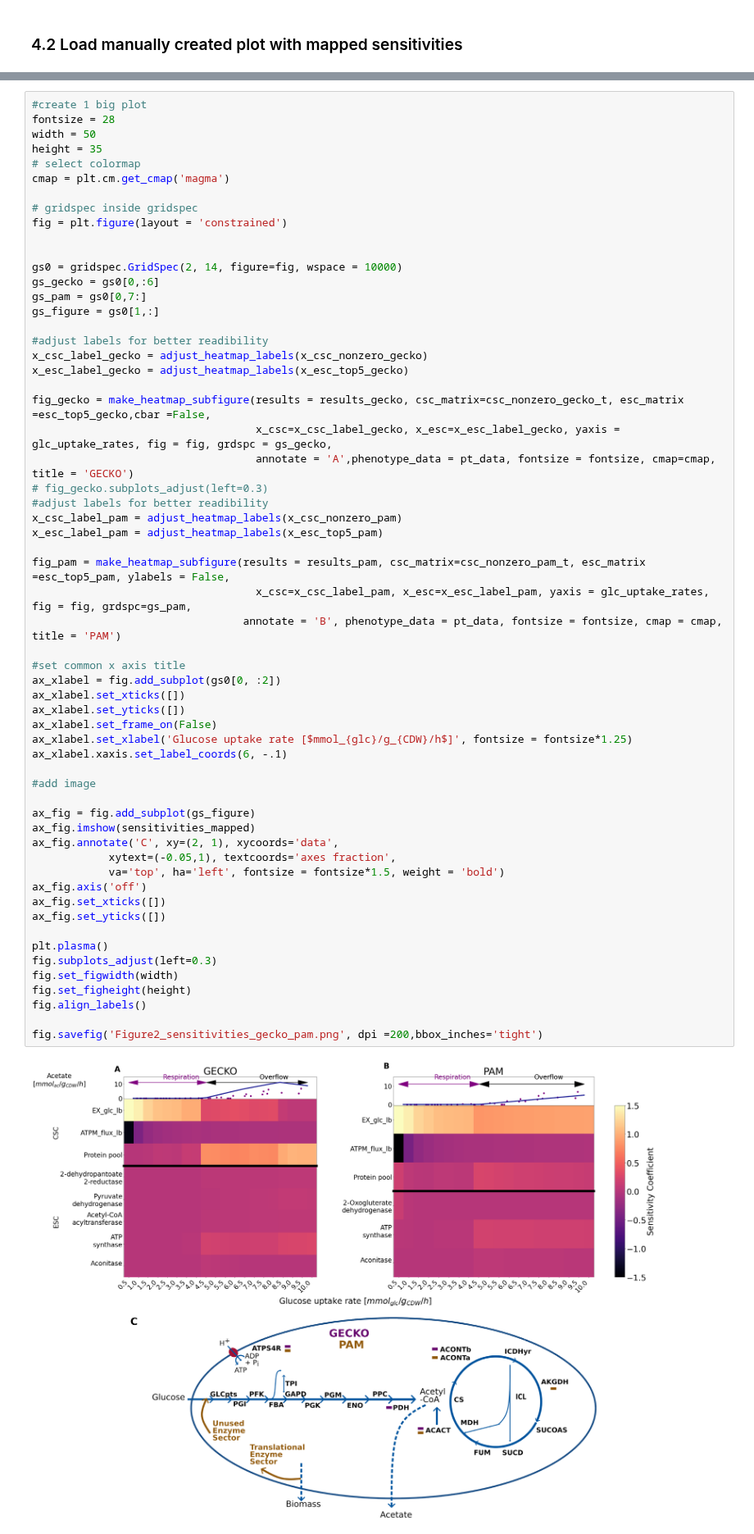
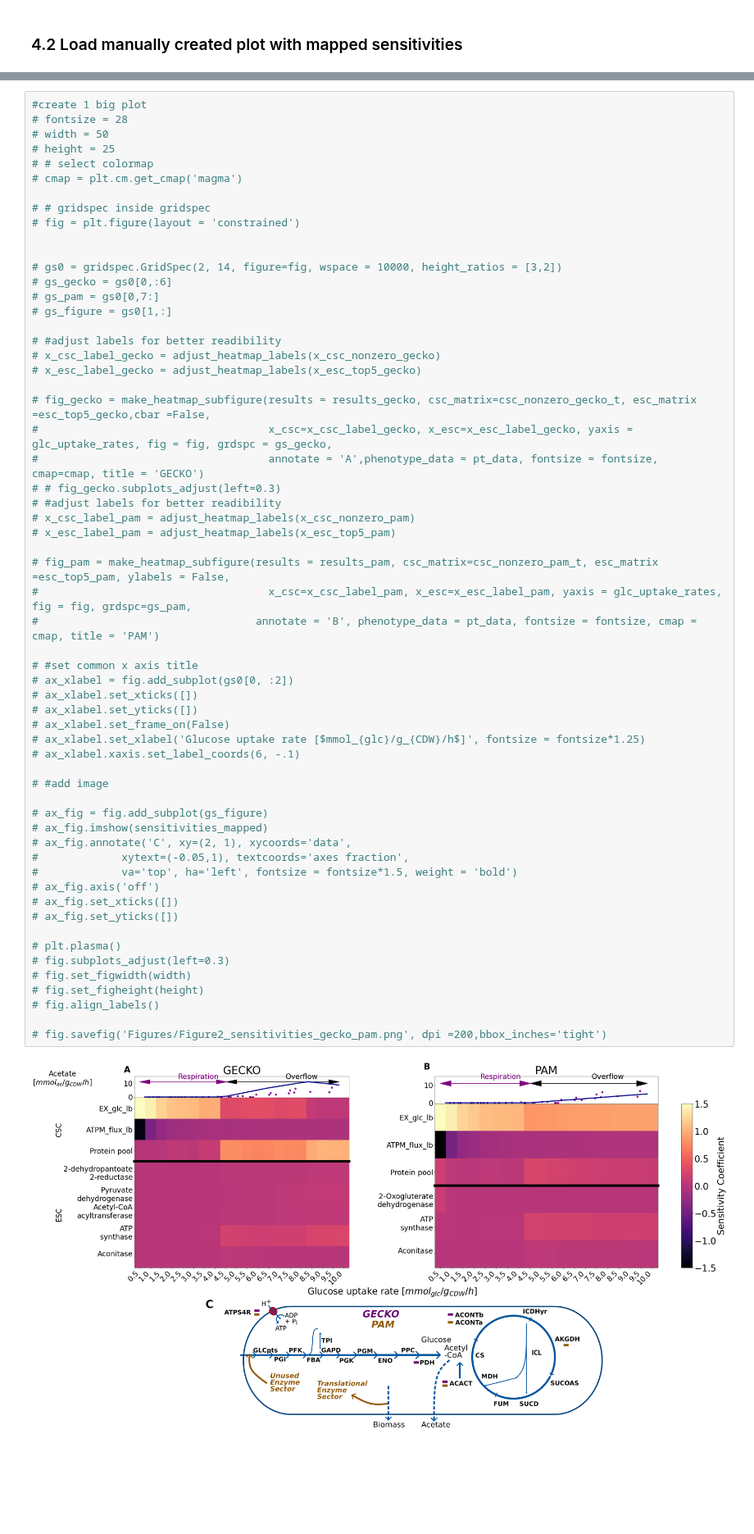
Before and after one commit to iAMB-RWTH-Aachen/PAModelpy, a Jupyter notebook: Figures/Figure2_sensitivities_gecko_pam.ipynb, the cells around one changed output, grey strips where cells are left out. Shown at 82% size. Cells and saved outputs as stored; diff of their text form; blank space fills up the shorter version.

Commit message:
changed figures to fit to 8 pages of bioinformatics

```diff
--- a/Figures/Figure2_sensitivities_gecko_pam.ipynb
+++ b/Figures/Figure2_sensitivities_gecko_pam.ipynb
@@ -421,62 +431,62 @@ image_path = 'Figure2_mapped_sensitivities.png'
 sensitivities_mapped =np.asarray(Image.open(image_path))
 # %%
 #create 1 big plot
-fontsize = 28
-width = 50
-height = 35
-# select colormap
-cmap = plt.cm.get_cmap('magma')
+# fontsize = 28
+# width = 50
+# height = 25
+# # select colormap
+# cmap = plt.cm.get_cmap('magma')
 
-# gridspec inside gridspec
-fig = plt.figure(layout = 'constrained')
+# # gridspec inside gridspec
+# fig = plt.figure(layout = 'constrained')
 
 
-gs0 = gridspec.GridSpec(2, 14, figure=fig, wspace = 10000)
-gs_gecko = gs0[0,:6]
-gs_pam = gs0[0,7:]
-gs_figure = gs0[1,:]
+# gs0 = gridspec.GridSpec(2, 14, figure=fig, wspace = 10000, height_ratios = [3,2])
+# gs_gecko = gs0[0,:6]
+# gs_pam = gs0[0,7:]
+# gs_figure = gs0[1,:]
 
-#adjust labels for better readibility
-x_csc_label_gecko = adjust_heatmap_labels(x_csc_nonzero_gecko)
-x_esc_label_gecko = adjust_heatmap_labels(x_esc_top5_gecko)
+# #adjust labels for better readibility
+# x_csc_label_gecko = adjust_heatmap_labels(x_csc_nonzero_gecko)
+# x_esc_label_gecko = adjust_heatmap_labels(x_esc_top5_gecko)
 
-fig_gecko = make_heatmap_subfigure(results = results_gecko, csc_matrix=csc_nonzero_gecko_t, esc_matrix =esc_top5_gecko,cbar =False,
-                                   x_csc=x_csc_label_gecko, x_esc=x_esc_label_gecko, yaxis = glc_uptake_rates, fig = fig, grdspc = gs_gecko,
-                                   annotate = 'A',phenotype_data = pt_data, fontsize = fontsize, cmap=cmap, title = 'GECKO')
-# fig_gecko.subplots_adjust(left=0.3)
-#adjust labels for better readibility
-x_csc_label_pam = adjust_heatmap_labels(x_csc_nonzero_pam)
-x_esc_label_pam = adjust_heatmap_labels(x_esc_top5_pam)
+# fig_gecko = make_heatmap_subfigure(results = results_gecko, csc_matrix=csc_nonzero_gecko_t, esc_matrix =esc_top5_gecko,cbar =False,
+#                                    x_csc=x_csc_label_gecko, x_esc=x_esc_label_gecko, yaxis = glc_uptake_rates, fig = fig, grdspc = gs_gecko,
+#                                    annotate = 'A',phenotype_data = pt_data, fontsize = fontsize, cmap=cmap, title = 'GECKO')
+# # fig_gecko.subplots_adjust(left=0.3)
+# #adjust labels for better readibility
+# x_csc_label_pam = adjust_heatmap_labels(x_csc_nonzero_pam)
+# x_esc_label_pam = adjust_heatmap_labels(x_esc_top5_pam)
 
-fig_pam = make_heatmap_subfigure(results = results_pam, csc_matrix=csc_nonzero_pam_t, esc_matrix =esc_top5_pam, ylabels = False,
-                                   x_csc=x_csc_label_pam, x_esc=x_esc_label_pam, yaxis = glc_uptake_rates, fig = fig, grdspc=gs_pam,
-                                 annotate = 'B', phenotype_data = pt_data, fontsize = fontsize, cmap = cmap, title = 'PAM')
+# fig_pam = make_heatmap_subfigure(results = results_pam, csc_matrix=csc_nonzero_pam_t, esc_matrix =esc_top5_pam, ylabels = False,
+#                                    x_csc=x_csc_label_pam, x_esc=x_esc_label_pam, yaxis = glc_uptake_rates, fig = fig, grdspc=gs_pam,
+#                                  annotate = 'B', phenotype_data = pt_data, fontsize = fontsize, cmap = cmap, title = 'PAM')
 
-#set common x axis title
-ax_xlabel = fig.add_subplot(gs0[0, :2])
-ax_xlabel.set_xticks([])
-ax_xlabel.set_yticks([])
-ax_xlabel.set_frame_on(False)
-ax_xlabel.set_xlabel('Glucose uptake rate [$mmol_{glc}/g_{CDW}/h$]', fontsize = fontsize*1.25)
-ax_xlabel.xaxis.set_label_coords(6, -.1)
+# #set common x axis title
+# ax_xlabel = fig.add_subplot(gs0[0, :2])
+# ax_xlabel.set_xticks([])
+# ax_xlabel.set_yticks([])
+# ax_xlabel.set_frame_on(False)
+# ax_xlabel.set_xlabel('Glucose uptake rate [$mmol_{glc}/g_{CDW}/h$]', fontsize = fontsize*1.25)
+# ax_xlabel.xaxis.set_label_coords(6, -.1)
 
-#add image
+# #add image
 
-ax_fig = fig.add_subplot(gs_figure)
-ax_fig.imshow(sensitivities_mapped)
-ax_fig.annotate('C', xy=(2, 1), xycoords='data',
-            xytext=(-0.05,1), textcoords='axes fraction',
-            va='top', ha='left', fontsize = fontsize*1.5, weight = 'bold')
-ax_fig.axis('off')
-ax_fig.set_xticks([])
-ax_fig.set_yticks([])
+# ax_fig = fig.add_subplot(gs_figure)
+# ax_fig.imshow(sensitivities_mapped)
+# ax_fig.annotate('C', xy=(2, 1), xycoords='data',
+#             xytext=(-0.05,1), textcoords='axes fraction',
+#             va='top', ha='left', fontsize = fontsize*1.5, weight = 'bold')
+# ax_fig.axis('off')
+# ax_fig.set_xticks([])
+# ax_fig.set_yticks([])
 
-plt.plasma()
-fig.subplots_adjust(left=0.3)
-fig.set_figwidth(width)
-fig.set_figheight(height)
-fig.align_labels()
+# plt.plasma()
+# fig.subplots_adjust(left=0.3)
+# fig.set_figwidth(width)
+# fig.set_figheight(height)
+# fig.align_labels()
 
-fig.savefig('Figure2_sensitivities_gecko_pam.png', dpi =200,bbox_inches='tight')
+# fig.savefig('Figures/Figure2_sensitivities_gecko_pam.png', dpi =200,bbox_inches='tight')
 # %% [output]
-[figure, old version]
+[figure, new version]
```
Also changed, not shown: parts of 8 cells of this notebook, 9 other files.
